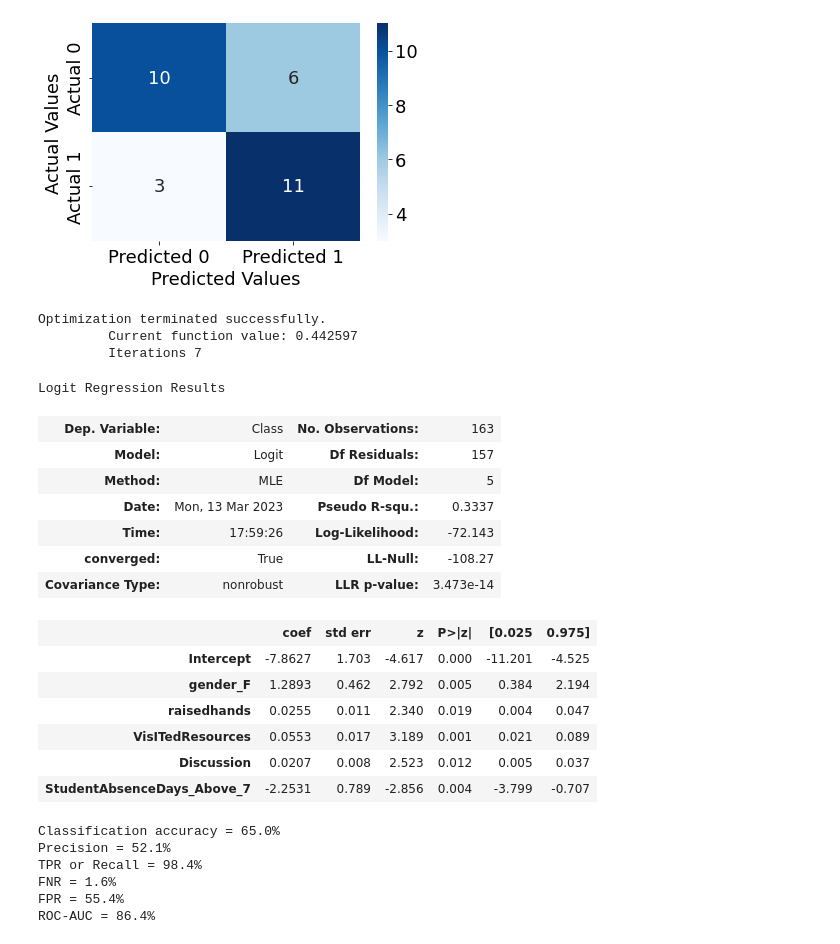
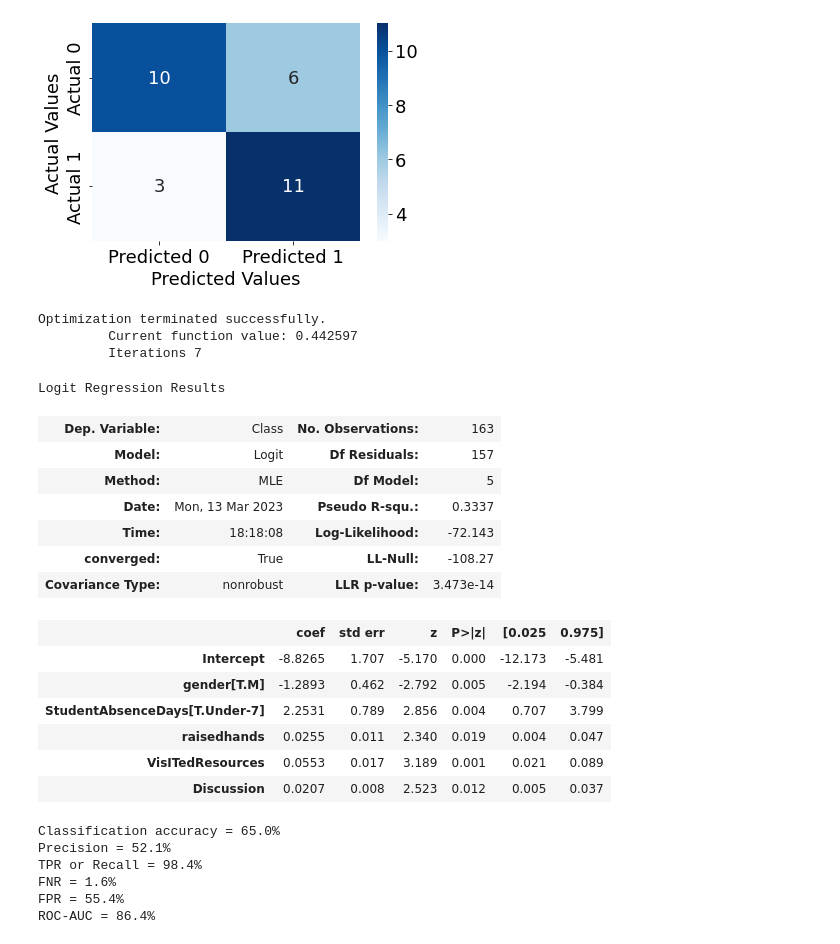
Before and after one commit to wchen952/STAT-303-2-Project, a Jupyter notebook: 303_2_Project_Code.ipynb, the cells around one changed output. Saved outputs shown, nothing was run; the diff lists cells and outputs as text; code cells hidden in the pictures.

```diff
--- a/303_2_Project_Code.ipynb
+++ b/303_2_Project_Code.ipynb
@@ -425,26 +425,26 @@ ROC-AUC = 82.1%
 [figure]
 # %%
 # second model, get rid of AnnouncementsView
-model2 = smf.logit(formula = 'Class~gender_F+raisedhands+VisITedResources+Discussion+StudentAbsenceDays_Above_7', data = edutrain_dummies).fit()
+model2 = smf.logit(formula = 'Class~gender+raisedhands+VisITedResources+Discussion+StudentAbsenceDays', data = edu_train).fit()
 model2.summary()
 # %% [output]
 Optimization terminated successfully.
          Current function value: 0.442597
          Iterations 7
 Logit Regression Results
 | Dep. Variable: | Class | No. Observations: | 163 |
 | Model: | Logit | Df Residuals: | 157 |
 | Method: | MLE | Df Model: | 5 |
 | Date: | Mon, 13 Mar 2023 | Pseudo R-squ.: | 0.3337 |
-| Time: | 17:59:26 | Log-Likelihood: | -72.143 |
+| Time: | 18:18:08 | Log-Likelihood: | -72.143 |
 | converged: | True | LL-Null: | -108.27 |
 | Covariance Type: | nonrobust | LLR p-value: | 3.473e-14 |
 |  | coef | std err | z | P>|z| | [0.025 | 0.975] |
-| Intercept | -7.8627 | 1.703 | -4.617 | 0.000 | -11.201 | -4.525 |
-| gender_F | 1.2893 | 0.462 | 2.792 | 0.005 | 0.384 | 2.194 |
+| Intercept | -8.8265 | 1.707 | -5.170 | 0.000 | -12.173 | -5.481 |
+| gender[T.M] | -1.2893 | 0.462 | -2.792 | 0.005 | -2.194 | -0.384 |
+| StudentAbsenceDays[T.Under-7] | 2.2531 | 0.789 | 2.856 | 0.004 | 0.707 | 3.799 |
 | raisedhands | 0.0255 | 0.011 | 2.340 | 0.019 | 0.004 | 0.047 |
 | VisITedResources | 0.0553 | 0.017 | 3.189 | 0.001 | 0.021 | 0.089 |
 | Discussion | 0.0207 | 0.008 | 2.523 | 0.012 | 0.005 | 0.037 |
-| StudentAbsenceDays_Above_7 | -2.2531 | 0.789 | -2.856 | 0.004 | -3.799 | -0.707 |
 # %%
 # running confusion matrix data with train data
```
Also changed, not shown: parts of 16 cells of this notebook.
